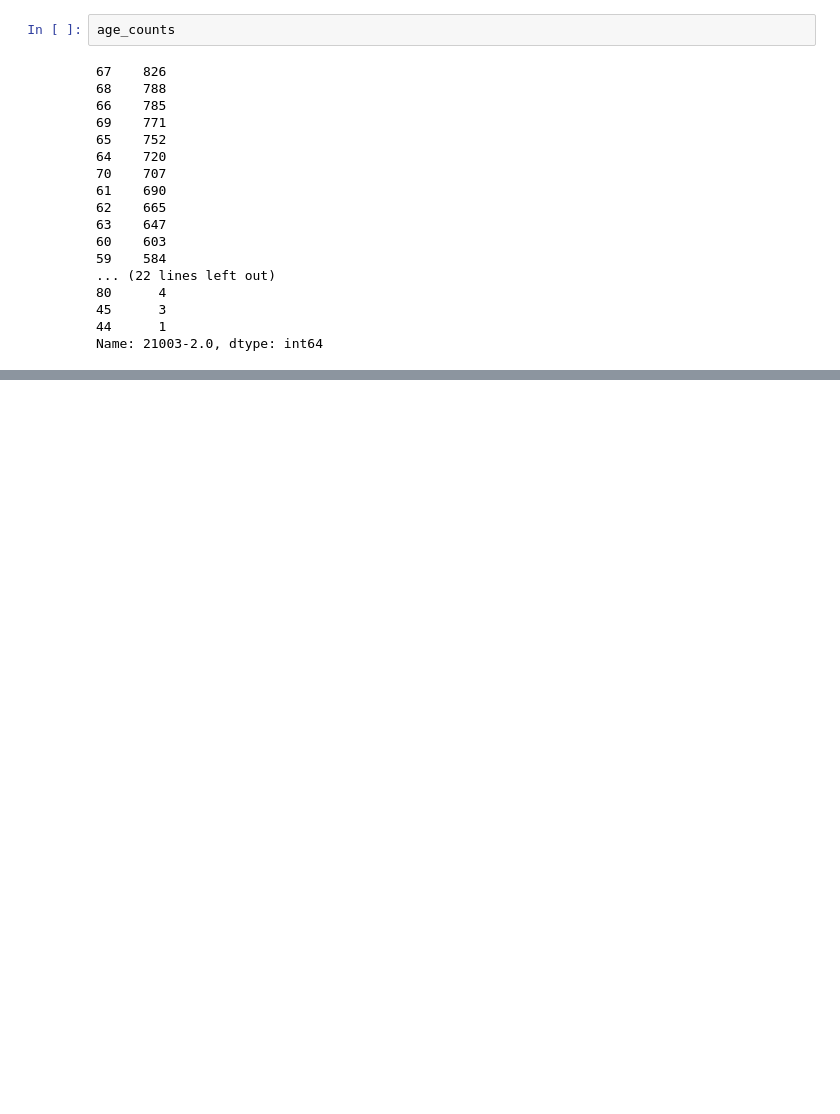
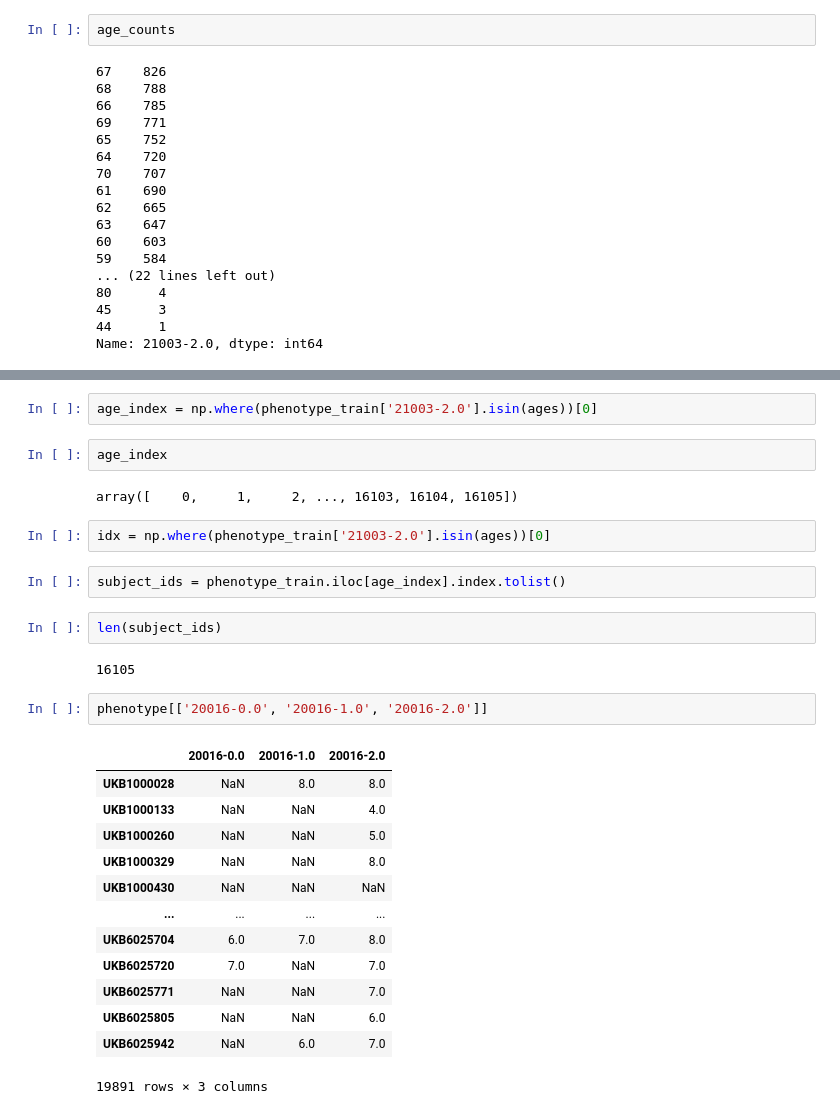
Before and after one commit to kamilest/brain-age-gnn, a Jupyter notebook: notebooks/phenotype.ipynb, the cells around one changed output, grey strips where cells are left out. Drawn from its saved outputs; the diff is of its cells as text; blank space fills up the shorter version.

```diff
--- a/notebooks/phenotype.ipynb
+++ b/notebooks/phenotype.ipynb
@@ -263,0 +284,30 @@ age_idx = np.argwhere(age_counts >= 3).flatten()
+# %%
+age_index = np.where(phenotype_train['21003-2.0'].isin(ages))[0]
+# %%
+age_index
+# %% [output]
+array([    0,     1,     2, ..., 16103, 16104, 16105])
+# %%
+idx = np.where(phenotype_train['21003-2.0'].isin(ages))[0]
+# %%
+subject_ids = phenotype_train.iloc[age_index].index.tolist()
+# %%
+len(subject_ids)
+# %% [output]
+16105
+# %%
+phenotype[['20016-0.0', '20016-1.0', '20016-2.0']]
+# %% [output]
+|  | 20016-0.0 | 20016-1.0 | 20016-2.0 |
+| UKB1000028 | NaN | 8.0 | 8.0 |
+| UKB1000133 | NaN | NaN | 4.0 |
+| UKB1000260 | NaN | NaN | 5.0 |
+| UKB1000329 | NaN | NaN | 8.0 |
+| UKB1000430 | NaN | NaN | NaN |
+| ... | ... | ... | ... |
+| UKB6025704 | 6.0 | 7.0 | 8.0 |
+| UKB6025720 | 7.0 | NaN | 7.0 |
+| UKB6025771 | NaN | NaN | 7.0 |
+| UKB6025805 | NaN | NaN | 6.0 |
+| UKB6025942 | NaN | 6.0 | 7.0 |
+19891 rows × 3 columns
```
Also changed, not shown: parts of 26 cells of this notebook.
